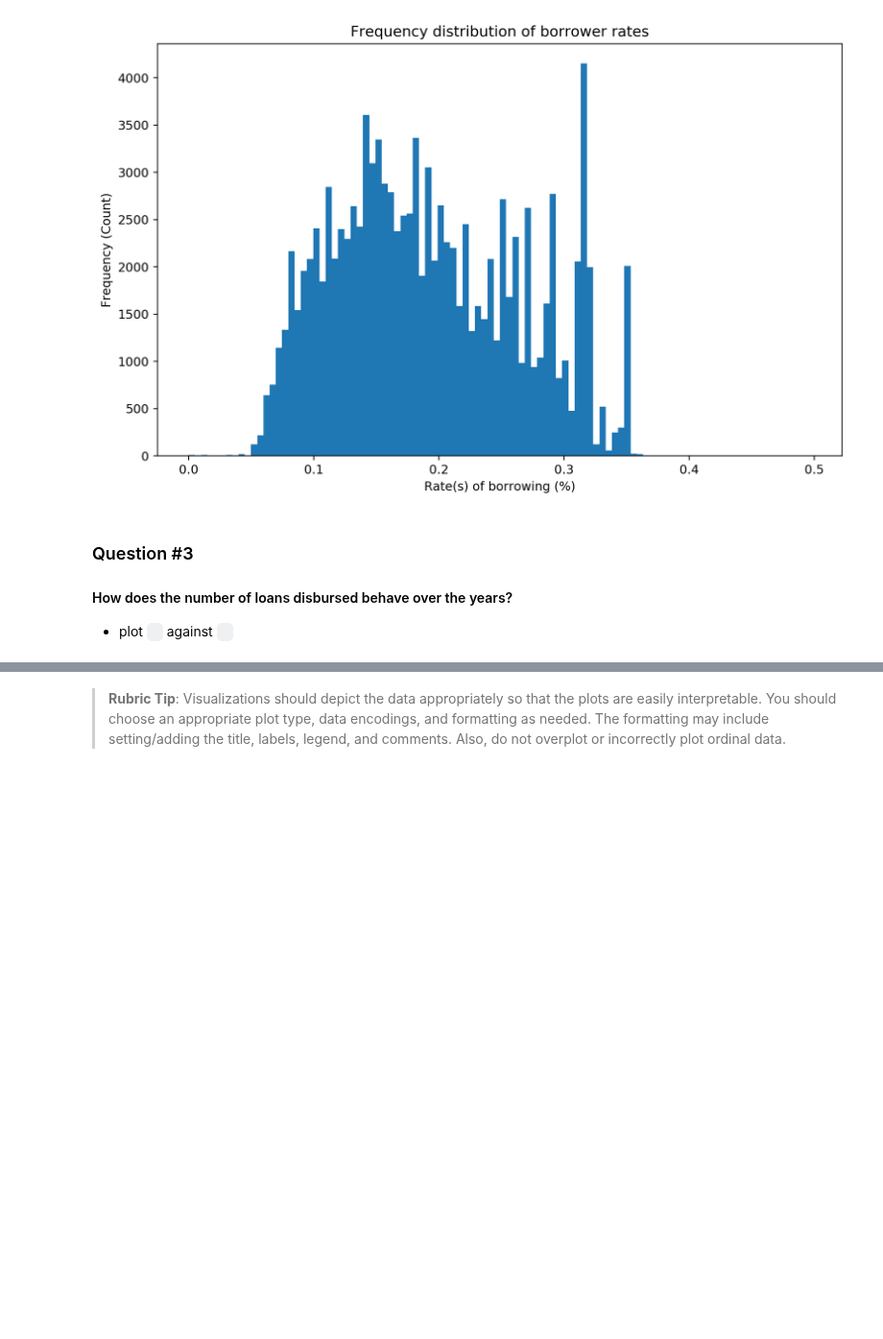
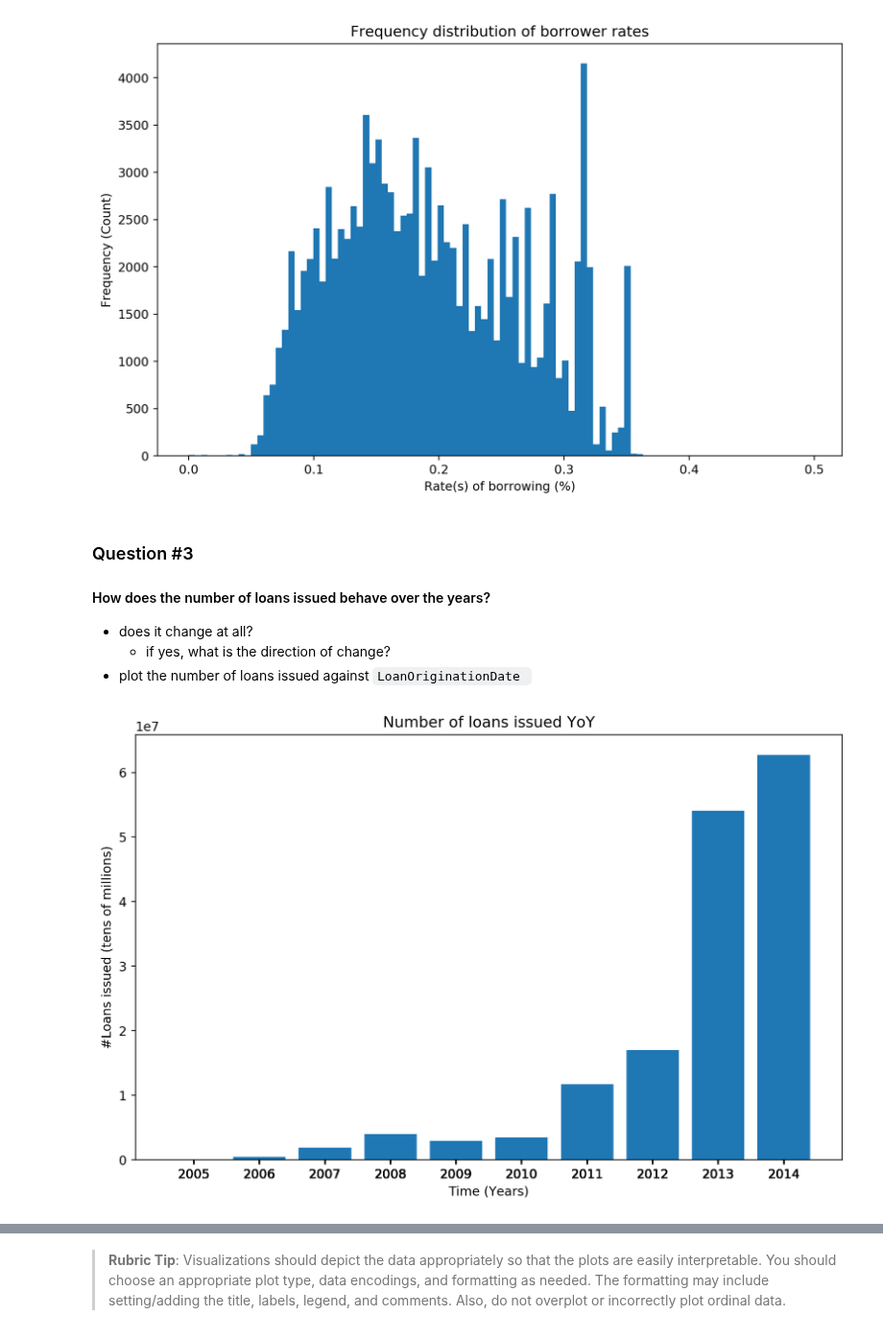
Before and after one commit to brk-a/alx-t-data-analyst, a Jupyter notebook: 0x02-project_3_visualise_data/Part_I_exploration_template.ipynb, the cells around one changed output, grey strips where cells are left out. Shown at 96% size. Drawn from its saved outputs; the diff is of its cells as text; code cells hidden in the pictures; blank space fills up the shorter version.

Commit message:
vizzes: visualisation 3, part 2

```diff
--- a/0x02-project_3_visualise_data/Part_I_exploration_template.ipynb
+++ b/0x02-project_3_visualise_data/Part_I_exploration_template.ipynb
@@ -144,3 +165,24 @@ def confirm_exists(df):
+# %%
+#group data and find sum
+
+'''
+Function to calculate sum of
+grouped data
+
+Takes in 2 args: var_1 and var_2
+
+Both args must be columns of a pandas DF
+
+return: sum  of grouped data
+'''
+
+def group_sum(var_1, var_2):
+    """ function group_sum"""
+    if var_1 and var_2:
+        sum_gp_data = df.groupby(var_1)[var_2].sum()
+        return sum_gp_data
+    else:
+        print(f'Check that both arguments are columns of s pandas DF and try again')
 # %%
 #load the data set
 df = pd.read_csv('prosperLoanData.csv', sep=',')
@@ -369,17 +411,24 @@ plt.hist(df.BorrowerRate, bins=100);
 # %% [markdown]
 ### Question #3
 
-#### How does the number of loans disbursed behave over the years?
+#### How does the number of loans issued behave over the years?
 
-* plot ` ` against ` `
+* does it change at all?
+    * if yes, what is the direction of change?
+* plot the number of loans issued against `LoanOriginationDate `
 # %%
+#sum of loans by year
+sum_loan_time = group_sum('LoanOriginationDate','LoanNumber')
+
 #number of loans disbursed
-y =
+y = [sum_loan_time.values[i] for i in range(len(sum_loan_time))]
 
 #time (years)
-x = [df.LoanOriginationDate[i].year for i in range(len(df.LoanOriginationDate))]
-
+x = [sum_loan_time.index[i].year for i in range(len(sum_loan_time))]
 
 #create plot
-create_fig('Time (Years)', 'Loans disbursed (count)', 'Number of loans disbursed YoY')
-plt.bar(x, y)
+create_fig('Time (Years)', '#Loans issued (tens of millions)', 'Number of loans issued YoY')
+plt.bar(x, y, tick_label=x)
+plt.yticks(np.arange(0, 65000000, step=10000000));
+# %% [output]
+[figure, added]
```
Also changed, not shown: parts of 6 cells of this notebook.
